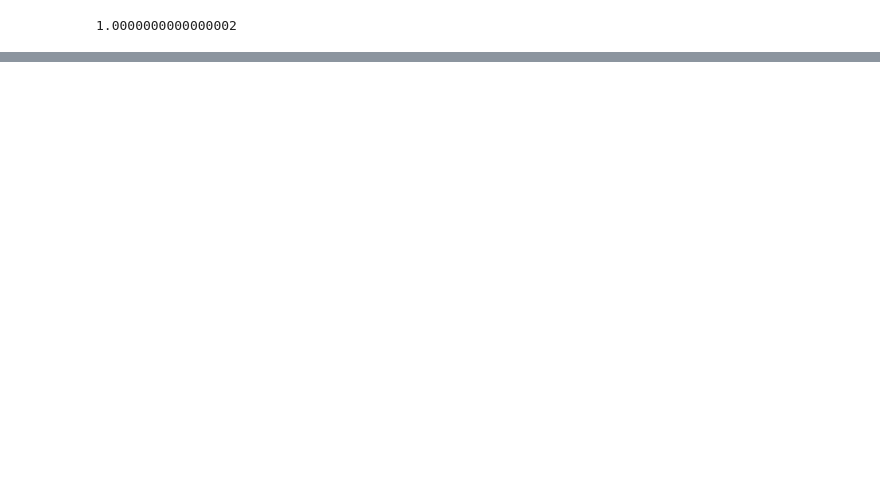
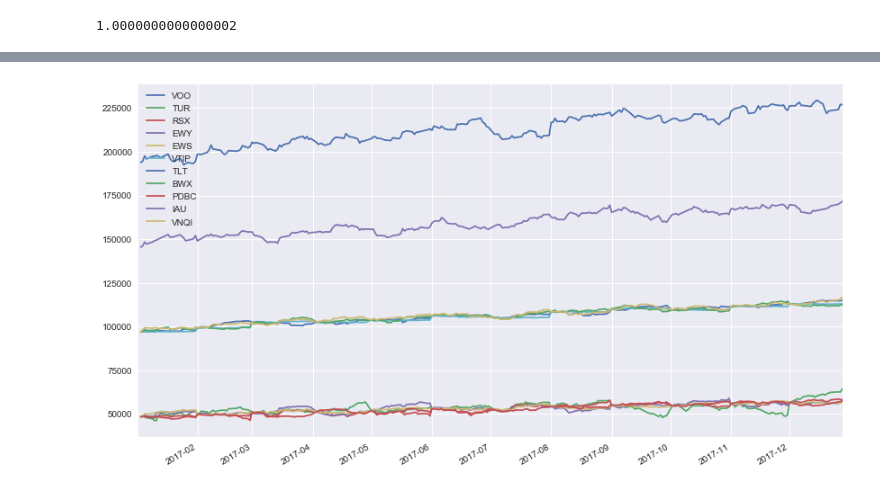
Before and after one commit to lambdaclass/options_backtester, a Jupyter notebook: backtester/examples/merged_bt_example.ipynb, the cells around one changed output, grey strips where cells are left out. Saved outputs shown, nothing was run; the diff lists cells and outputs as text; code cells hidden in the pictures; blank space fills up the shorter version.

```diff
--- a/backtester/examples/merged_bt_example.ipynb
+++ b/backtester/examples/merged_bt_example.ipynb
@@ -87,0 +185,4 @@ Total time elapsed: 00:00:04
+# %%
+bt.balance[['VOO', 'TUR', 'RSX', 'EWY', 'EWS', 'VTIP', 'TLT', 'BWX', 'PDBC', 'IAU', 'VNQI']].plot();
+# %% [output]
+[figure, added]
```
Also changed, not shown: parts of 45 cells of this notebook, 1 other file.
